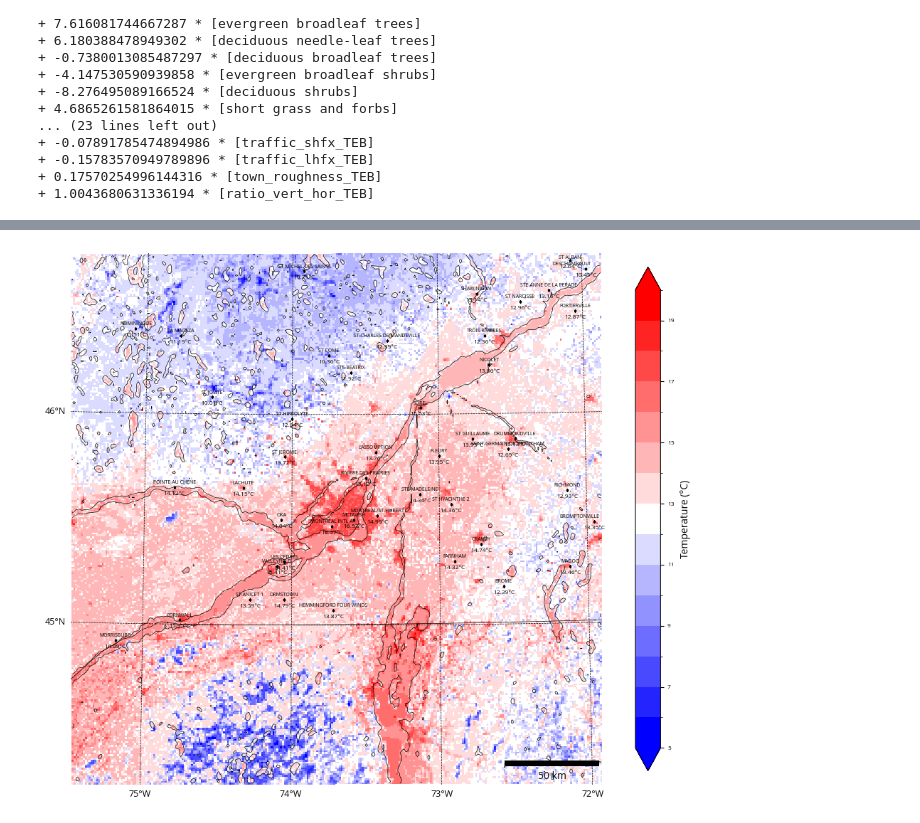
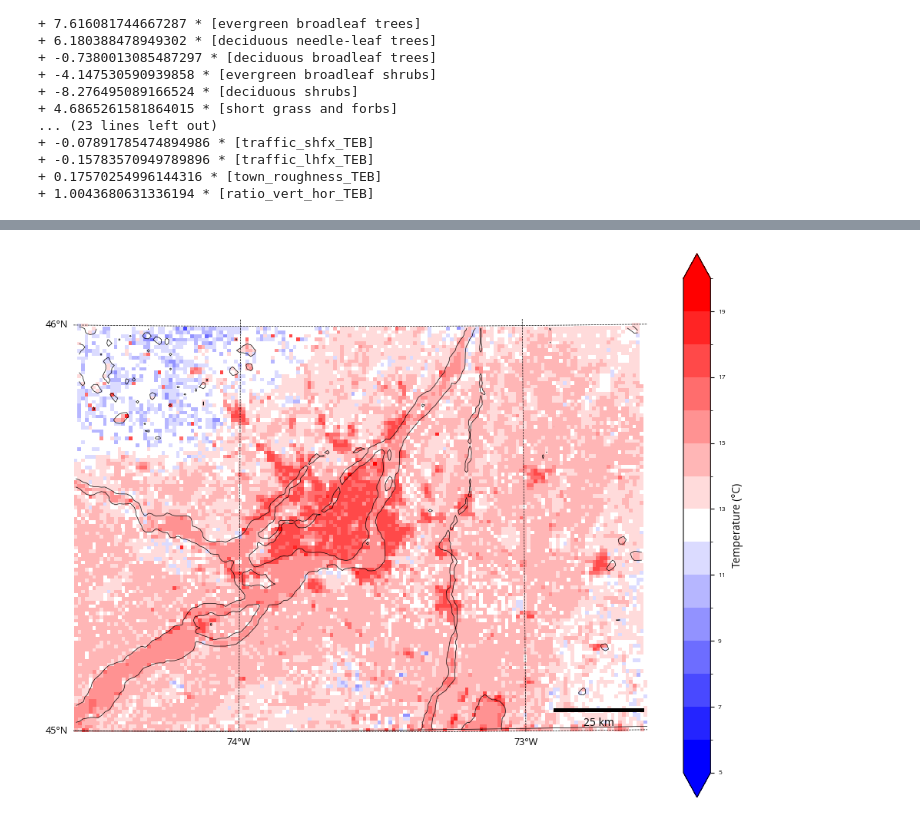
Before and after one commit to devongulley1602/UHI_HW_MTL, a Jupyter notebook: ridge_regression.ipynb, the cells around one changed output, grey strips where cells are left out. Cells and saved outputs as stored; diff of their text form; code cells hidden in the pictures.

```diff
--- a/ridge_regression.ipynb
+++ b/ridge_regression.ipynb
@@ -78,7 +78,7 @@ p = [field for field in all_geophys if field.name not in already_in_stations]
 obs = avgs['tasmin'].sel(season='JJA')
 obs_std = stds['tasmin'].sel(season='JJA')
 for field in p:
-    obs = add_blurred_field_to_stations(field,stations=obs)
+    obs = add_blurred_field_to_stations(field,station_set=obs)
 obs = obs.dropna(dim='station')
 # %%
 predictors = []
@@ -261,20 +259,21 @@ temperature_strings
 # %%
-fig,ax,cb = plot_field(grid_pred,cmap='bwr',feature_colours='black',vmin=5,vmax=20,levels=15)
-plot_stations(fig,ax,stations=plotted_stations,linear_field=temperature_strings,features_colour='black')
-ax.scatter(plotted_stations.lon, plotted_stations.lat, transform=ccrs.PlateCarree(),
-           color='black', marker='s',s=3)
+fig,ax,cb = plot_field(grid_pred,cmap='bwr',feature_colours='black',vmin=5,vmax=20,num_levels=15,MTL_focus=True)
+# plot_stations(fig,ax,stations=plotted_stations,linear_field=temperature_strings,features_colour='black')
+# ax.scatter(plotted_stations.lon, plotted_stations.lat, transform=ccrs.PlateCarree(),
+#            color='black', marker='s',s=3)
 cb.ax.yaxis.label.set_position((2, 0))
 cb.ax.set_ylabel('Temperature (°C)', rotation=90, va='center')
+plt.show()
 # for station in plotted_stations:
 #     ax.scatter(station.lon - 0.1, station.lat, transform=ccrs.PlateCarree(),
 #                color='black', marker=f'${station.values}$',s=10)
 
 # cb.ax.yaxis.set_label_position('right')
 # cb.ax.yaxis.label.set_verticalalignment('center')
 # cb.set_label('Temperature (°C)',rotation=90,labelpad=1000)
-plt.savefig('summer_tasmin_ridge.pdf')
+# plt.savefig('summer_tasmin_ridge.pdf')
 # %% [output]
-[figure, old version]
+[figure, new version]
 # %%
 # Loading the simulated averages to compare
 field = 'tasmin'
```
Also changed, not shown: parts of 7 cells of this notebook, 13 other files.
